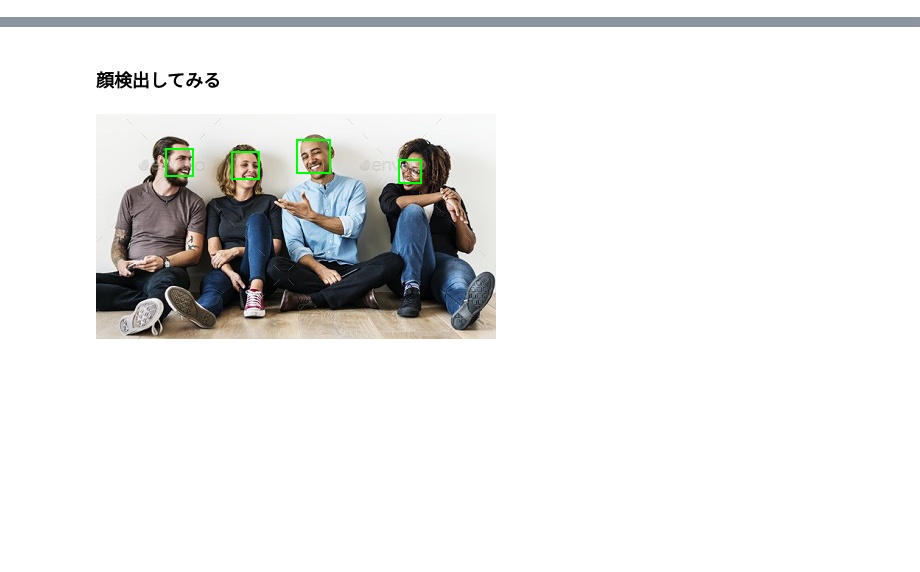
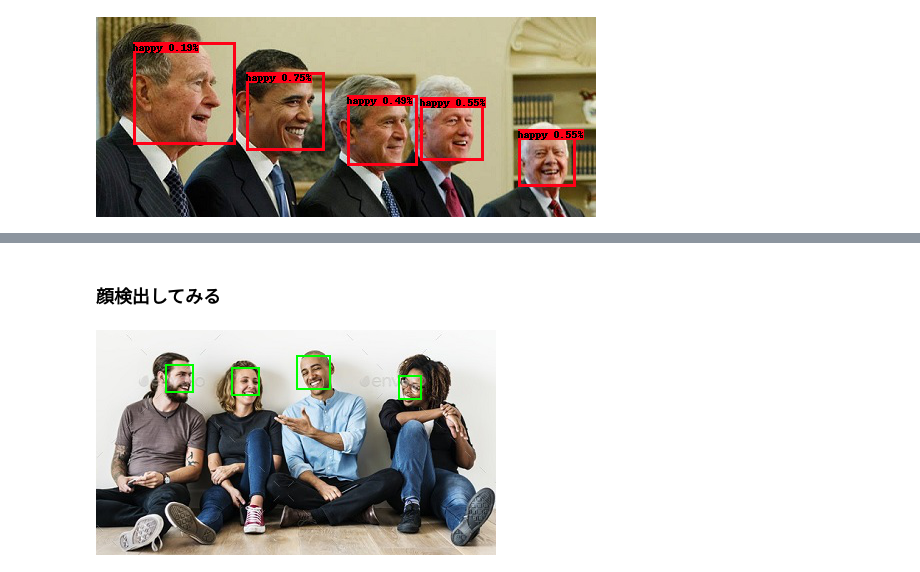
Before and after one commit to TomeHirata/detect-laugh, a Jupyter notebook: laugh.ipynb, the cells around one changed output, grey strips where cells are left out. Saved outputs shown, nothing was run; the diff lists cells and outputs as text; code cells hidden in the pictures; blank space fills up the shorter version.

```diff
--- a/laugh.ipynb
+++ b/laugh.ipynb
@@ -15,0 +88,5 @@ img = face_recognition.load_image_file("face.jpeg")
+# %%
+img = plt.imread("face2.jpeg")
+draw_boxes(img)
+# %% [output]
+[figure, added]
```
Also changed, not shown: parts of 11 cells of this notebook, 2 other files.
